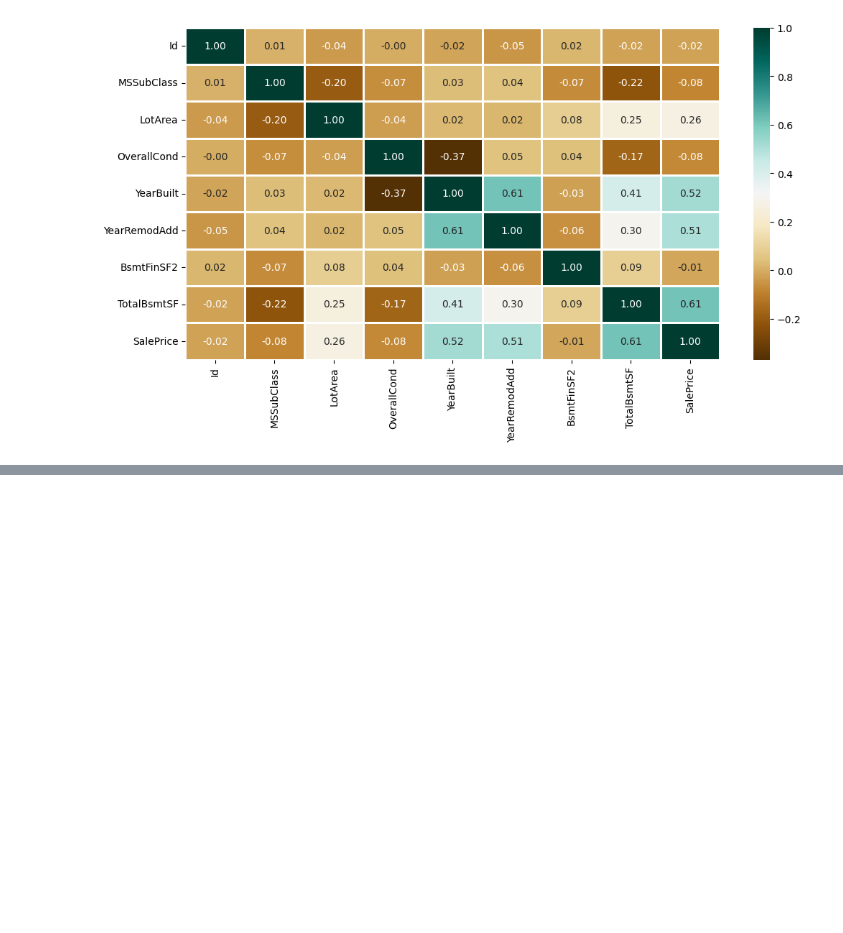
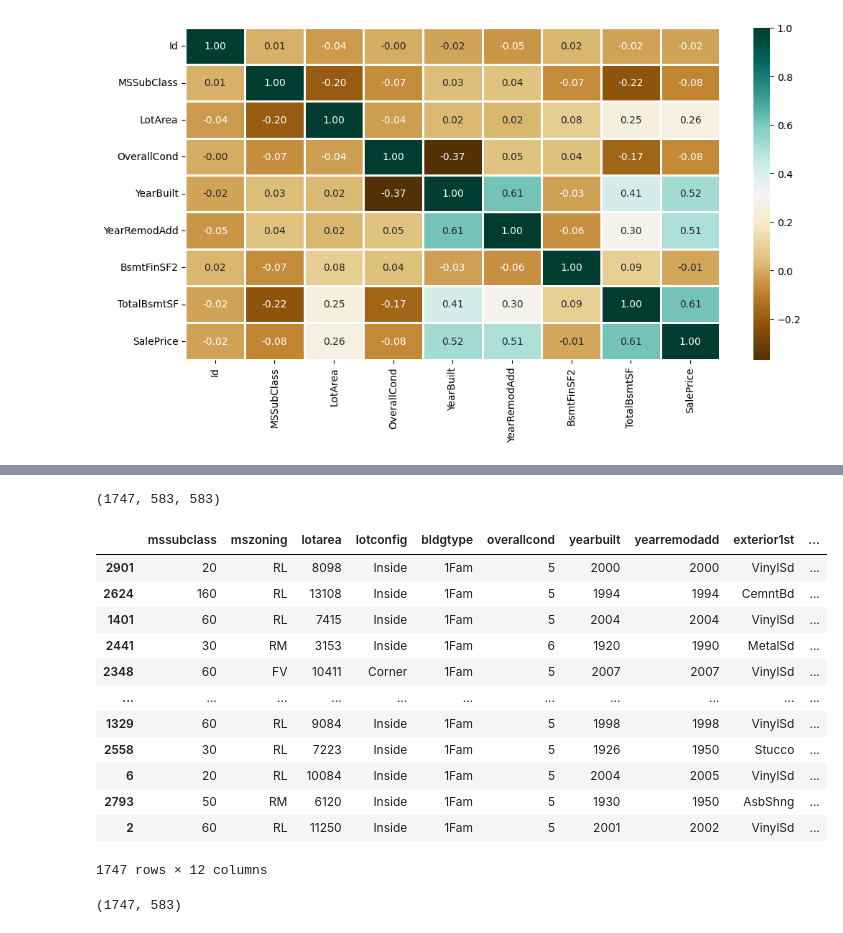
Before and after one commit to Davidmide02/house-price-prediction-ml, a Jupyter notebook: notebook.ipynb, the cells around one changed output, grey strips where cells are left out. Drawn from its saved outputs; the diff is of its cells as text; code cells hidden in the pictures; blank space fills up the shorter version.

```diff
--- a/notebook.ipynb
+++ b/notebook.ipynb
@@ -202,0 +303,2 @@ else:
+# %%
+new_df.columns = new_df.columns.str.lower().str.replace(" ", "_")
@@ -202,0 +321,28 @@ else:
+# %%
+for col in new_df[df_category].columns:
+    new_df = new_df[col].str.lower().str.replace(" ", "_")
+# %%
+from sklearn.model_selection import train_test_split
+# split the dataset
+df_train_full, df_test = train_test_split(new_df ,test_size=0.2, random_state=42)
+df_train, df_val = train_test_split(df_train_full, test_size=0.25, random_state=42)
+# %%
+len(df_train), len(df_val), len(df_test)
+# %% [output]
+(1747, 583, 583)
+# %%
+df_train
+# %% [output]
+|  | mssubclass | mszoning | lotarea | lotconfig | bldgtype | overallcond | yearbuilt | yearremodadd | exterior1st | ... |
+| 2901 | 20 | RL | 8098 | Inside | 1Fam | 5 | 2000 | 2000 | VinylSd | ... |
+| 2624 | 160 | RL | 13108 | Inside | 1Fam | 5 | 1994 | 1994 | CemntBd | ... |
+| 1401 | 60 | RL | 7415 | Inside | 1Fam | 5 | 2004 | 2004 | VinylSd | ... |
+| 2441 | 30 | RM | 3153 | Inside | 1Fam | 6 | 1920 | 1990 | MetalSd | ... |
+| 2348 | 60 | FV | 10411 | Corner | 1Fam | 5 | 2007 | 2007 | VinylSd | ... |
+| ... | ... | ... | ... | ... | ... | ... | ... | ... | ... | ... |
+| 1329 | 60 | RL | 9084 | Inside | 1Fam | 5 | 1998 | 1998 | VinylSd | ... |
+| 2558 | 30 | RL | 7223 | Inside | 1Fam | 5 | 1926 | 1950 | Stucco | ... |
+| 6 | 20 | RL | 10084 | Inside | 1Fam | 5 | 2004 | 2005 | VinylSd | ... |
+| 2793 | 50 | RM | 6120 | Inside | 1Fam | 5 | 1930 | 1950 | AsbShng | ... |
+| 2 | 60 | RL | 11250 | Inside | 1Fam | 5 | 2001 | 2002 | VinylSd | ... |
+1747 rows × 12 columns
@@ -202,0 +360,10 @@ else:
+# %%
+from sklearn.feature_extraction import DictVectorizer
+dv = DictVectorizer(sparse=False)
+train_dict = df_train.to_dict(orient = "records")
+val_dict = df_val.to_dict(orient = "records")
+X_train = dv.fit_transform(train_dict)
+X_val = dv.transform(val_dict)
+len(X_train), len(X_val)
+# %% [output]
+(1747, 583)
```
Also changed, not shown: parts of 30 cells of this notebook, 2 other files.
